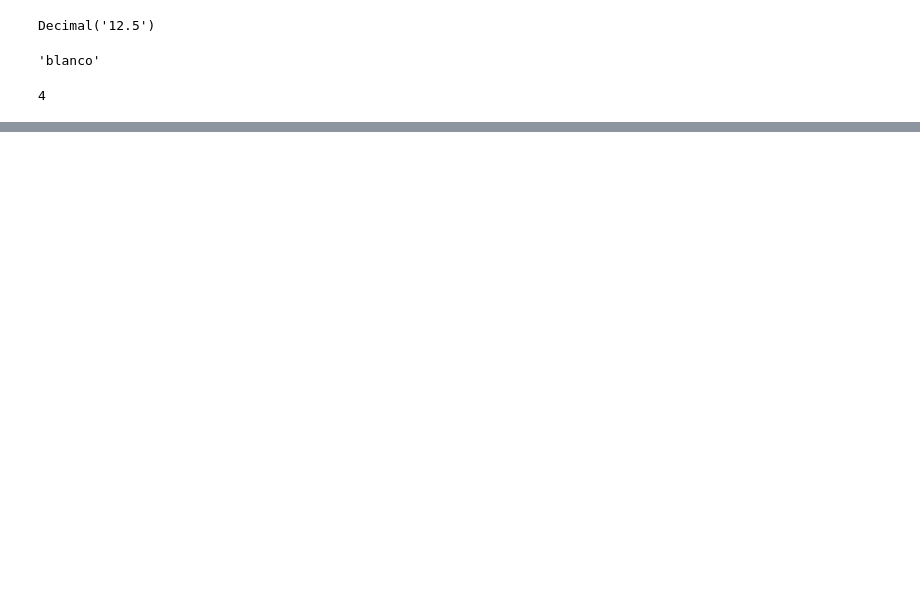
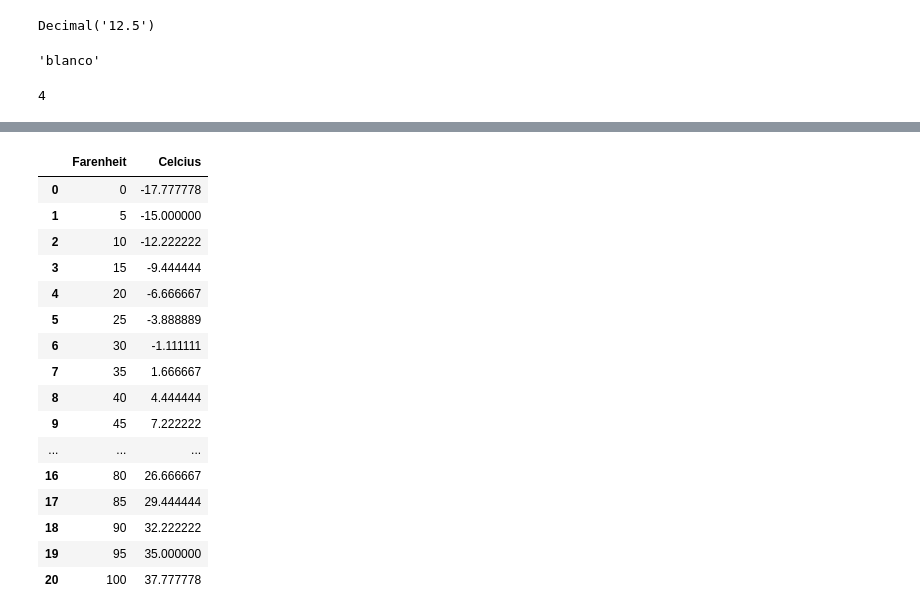
Before and after one commit to FFloresM/PythonMLDB, a Jupyter notebook: POO/POO.ipynb, the cells around one changed output, grey strips where cells are left out. Cells and saved outputs as stored; diff of their text form; code cells hidden in the pictures; blank space fills up the shorter version.

```diff
--- a/POO/POO.ipynb
+++ b/POO/POO.ipynb
@@ -20,0 +172,20 @@ auto.getRuedas()
+# %%
+temps_df
+# %% [output]
+|  | Farenheit | Celcius |
+| 0 | 0 | -17.777778 |
+| 1 | 5 | -15.000000 |
+| 2 | 10 | -12.222222 |
+| 3 | 15 | -9.444444 |
+| 4 | 20 | -6.666667 |
+| 5 | 25 | -3.888889 |
+| 6 | 30 | -1.111111 |
+| 7 | 35 | 1.666667 |
+| 8 | 40 | 4.444444 |
+| 9 | 45 | 7.222222 |
+| ... | ... | ... |
+| 16 | 80 | 26.666667 |
+| 17 | 85 | 29.444444 |
+| 18 | 90 | 32.222222 |
+| 19 | 95 | 35.000000 |
+| 20 | 100 | 37.777778 |
```
Also changed, not shown: parts of 44 cells of this notebook, 3 other files.
